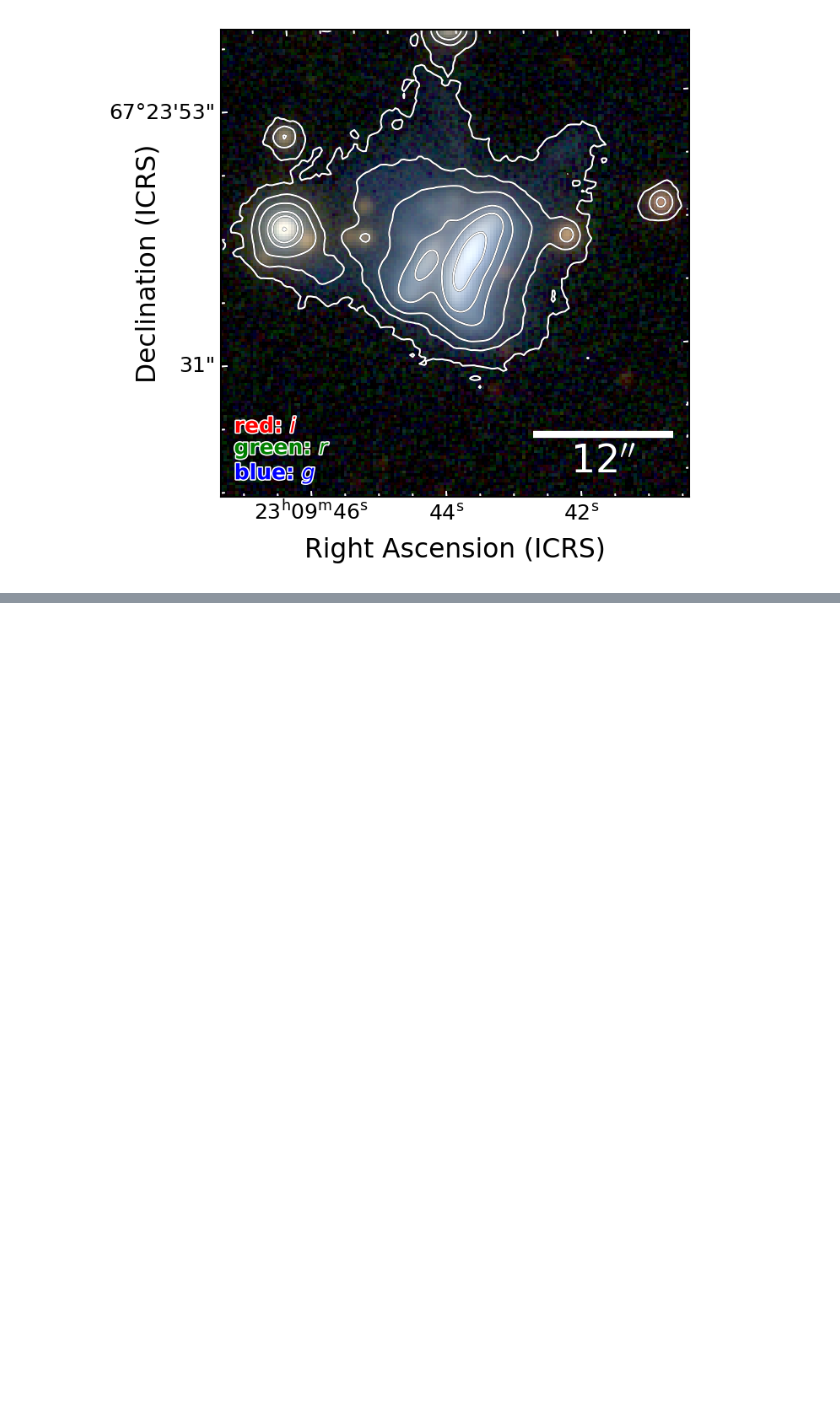
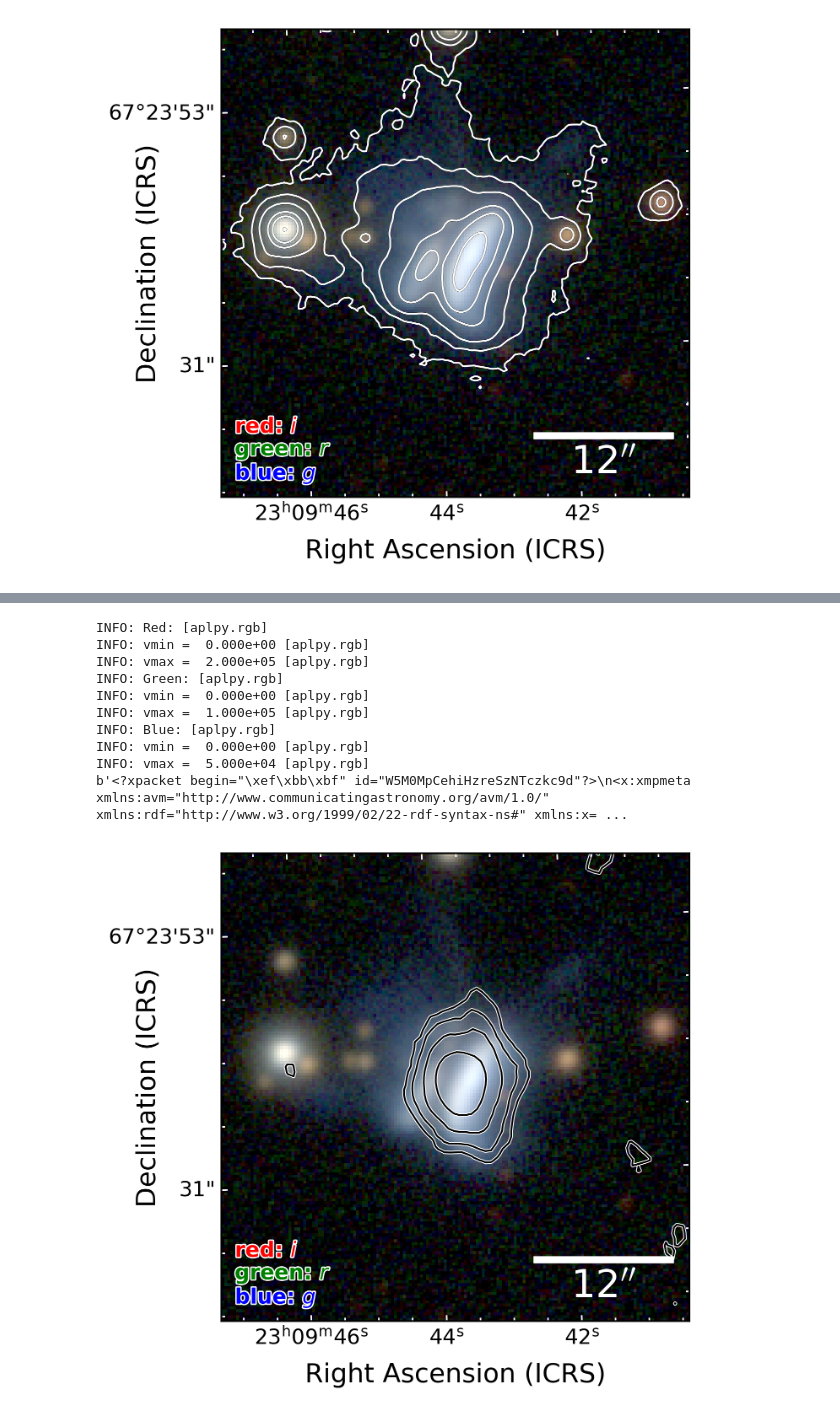
Before and after one commit to kristina-monsch/draculas-chivito, a Jupyter notebook: plot_rgb_image.ipynb, the cells around one changed output, grey strips where cells are left out. Saved outputs shown, nothing was run; the diff lists cells and outputs as text; code cells hidden in the pictures; blank space fills up the shorter version.

```diff
--- a/plot_rgb_image.ipynb
+++ b/plot_rgb_image.ipynb
@@ -342,0 +196,64 @@ fig.savefig('/Users/kristina/NH3/ammonia_project/plots/parameter_maps/snr1/fit_t
+# %%
+fig = plt.figure(dpi=300)
+
+aplpy.make_rgb_image('DraChi_RGB_cube.fits','DraChi_rgb.png',
+                     stretch_r='log', stretch_g='log', stretch_b='log',
+                     vmin_r=0., vmin_g=0., vmin_b=0.,
+                     vmax_r=2e5, vmax_g=1e5, vmax_b=5e4)
+
+mom0_12CO = fits.open('/Users/kristina/Hamburgers/Draculas_Chivito/SMA/DraChi.briggs0.12CO.LSRK.im.image_M0.fits')
+
+f = aplpy.FITSFigure('DraChi_rgb.png', figure=fig)
+f.show_rgb()
+
+f.axis_labels.set_font(size=15)
+f.axis_labels.set_xtext('Right Ascension (ICRS)')
+f.axis_labels.set_ytext('Declination (ICRS)')
+f.axis_labels.set_ypad(pad=-1.5)
+
+
+f.tick_labels.set_font(size=12)
+#f.tick_labels.set_xformat('d.dd')
+#f.tick_labels.set_yformat('d.ddd')
+
+ang_sep = (12*u.arcsec).to(u.rad)
+f.add_scalebar(ang_sep)
+f.scalebar.set_label("$12''$")
+f.scalebar.set_font(size=22)
+f.scalebar.set_linewidth(4)
+f.scalebar.set_color('white')
+
+f.ticks.set_color('white')
+f.ticks.set_tick_direction('in')
+f.ticks.set_minor_frequency(4)
+#f.ticks.set_xspacing(0.008)  # degrees
+f.ticks.set_yspacing(0.006)  # degrees
+
+#rms = 9.93e-02 # obtained from bettermoments, see above
+rms = 2.41e2
+c_levs = np.array([3,6,12,24])*rms
+
+f.show_contour(mom0_12CO, colors='white', linewidths=2, levels=c_levs)
+f.show_contour(mom0_12CO, colors='black', linewidths=1, levels=c_levs)
+
+#, levels=c_levs)
+
+f.add_label(0.095,0.15, 'red: $i$', relative=True, color='red', size=12, weight='semibold', path_effects=[pe.withStroke(linewidth=1.5, foreground="white")])
+f.add_label(0.13,0.10, 'green: $r$', relative=True, color='green', size=12, weight='semibold', path_effects=[pe.withStroke(linewidth=1.5, foreground="white")])
+f.add_label(0.115,0.05, 'blue: $g$', relative=True, color='blue', size=12, weight='semibold', path_effects=[pe.withStroke(linewidth=1.5, foreground="white")])
+
+
+
+fig.savefig('../plots/DraChi_irg_withSMAcontours.pdf', bbox_inches='tight')
+# %% [output]
+INFO: Red: [aplpy.rgb]
+INFO: vmin =  0.000e+00 [aplpy.rgb]
+INFO: vmax =  2.000e+05 [aplpy.rgb]
+INFO: Green: [aplpy.rgb]
+INFO: vmin =  0.000e+00 [aplpy.rgb]
+INFO: vmax =  1.000e+05 [aplpy.rgb]
+INFO: Blue: [aplpy.rgb]
+INFO: vmin =  0.000e+00 [aplpy.rgb]
+INFO: vmax =  5.000e+04 [aplpy.rgb]
+b'<?xpacket begin="\xef\xbb\xbf" id="W5M0MpCehiHzreSzNTczkc9d"?>\n<x:xmpmeta xmlns:avm="http://www.communicatingastronomy.org/avm/1.0/" xmlns:rdf="http://www.w3.org/1999/02/22-rdf-syntax-ns#" xmlns:x= ...
+[figure, added]
```
Also changed, not shown: parts of 7 cells of this notebook.
